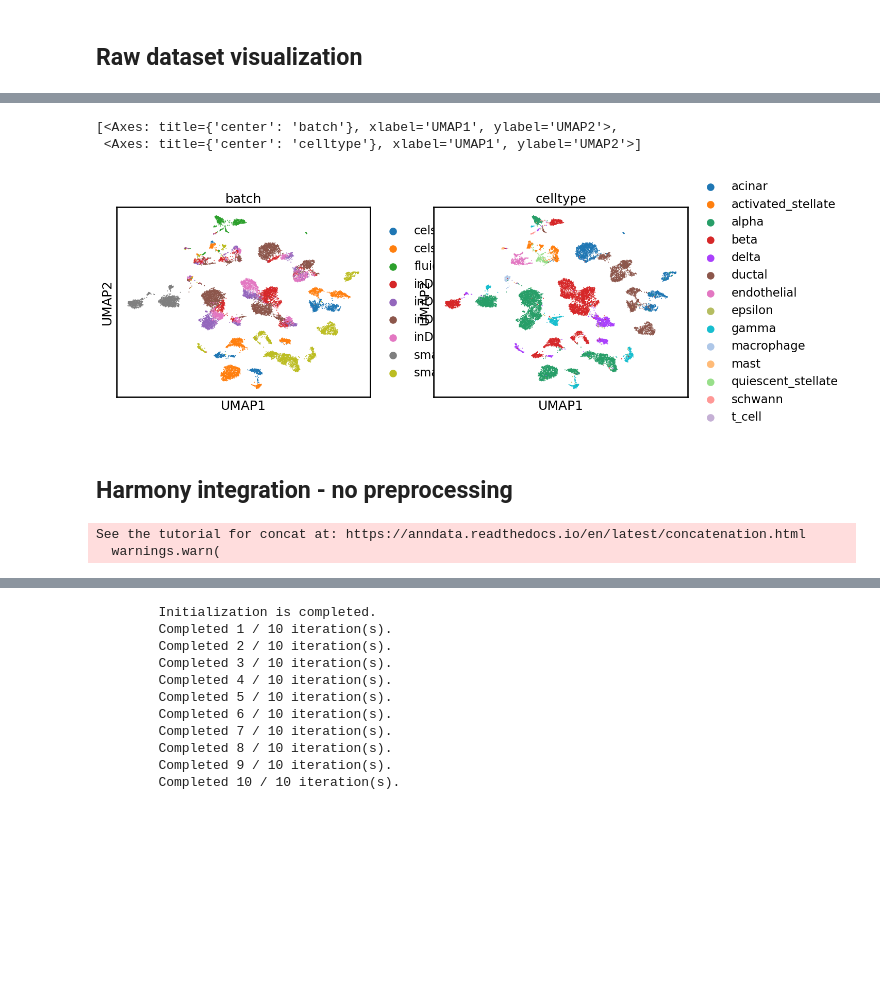
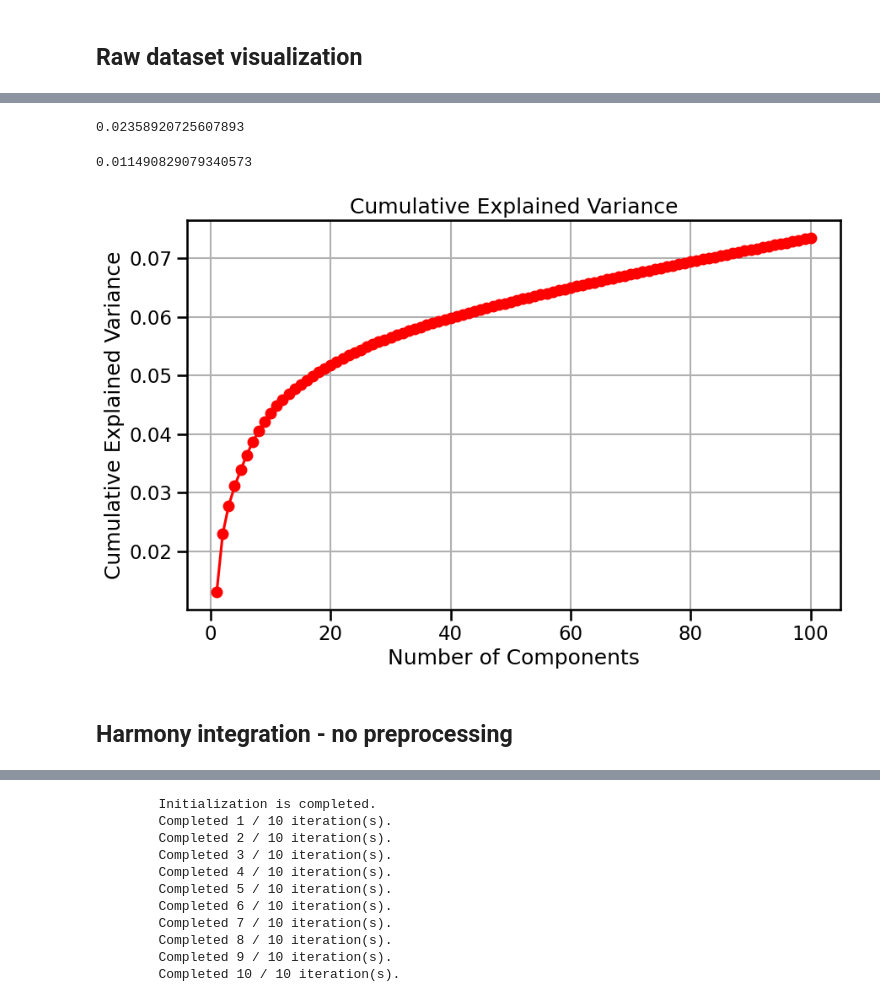
Before and after one commit to aleksstan96/Batch-Effect-Removal-Benchmarking, a Jupyter notebook: harmony/harmony_pytorch_lung.ipynb, the cells around one changed output, grey strips where cells are left out. Drawn from its saved outputs; the diff is of its cells as text; code cells hidden in the pictures; blank space fills up the shorter version.

```diff
--- a/harmony/harmony_pytorch_lung.ipynb
+++ b/harmony/harmony_pytorch_lung.ipynb
@@ -407,33 +395,52 @@ sc.pl.umap(adata_copy,color=["batch","celltype"],show=False)
-# %%
-adata_copy=adata_raw.copy()
-sc.pp.normalize_total(adata_copy,target_sum=1e4)
-sc.pp.log1p(adata_copy)
-sc.pp.highly_variable_genes(adata_copy,n_top_genes=2000)
-sc.pp.scale(adata_copy)
-sc.tl.pca(adata_copy)
-adata_harmony_ready = adata_copy
-sc.pp.neighbors(adata_copy)
-sc.tl.umap(adata_copy)
-sc.pl.umap(adata_copy,color=["batch","celltype"],show=False)
-# %% [output]
-[<Axes: title={'center': 'batch'}, xlabel='UMAP1', ylabel='UMAP2'>,
- <Axes: title={'center': 'celltype'}, xlabel='UMAP1', ylabel='UMAP2'>]
-[figure, removed]
+# %%
+scib.metrics.ilisi_graph(adata_copy, batch_key="batch", type_="full")
+# %% [output]
+0.02358920725607893
+# %%
+scib.metrics.ilisi_graph(adata_copy, batch_key="batch", type_="full", k0=31)
+# %% [output]
+0.011490829079340573
+# %%
+import matplotlib.pyplot as plt
+import numpy as np
+
+sc.tl.pca(adata_copy, n_comps=100)
+
+explained_variances = adata_copy.uns['pca']['variance_ratio']
+# Create an array of component numbers (1, 2, 3, ...)
+component_numbers = np.arange(1, len(explained_variances) + 1)
+
+# Create a scree plot
+# plt.figure(figsize=(10, 6))
+# plt.plot(component_numbers, explained_variances, marker='o', linestyle='-', color='b')
+# plt.title('Scree Plot')
+# plt.xlabel('Component Number')
+# plt.ylabel('Explained Variance')
+# plt.grid(True)
+
+# Optionally, you can display the cumulative explained variance
+cumulative_variances = np.cumsum(explained_variances)
+plt.figure(figsize=(10, 6))
+plt.plot(component_numbers, cumulative_variances, marker='o', linestyle='-', color='r')
+plt.title('Cumulative Explained Variance')
+plt.xlabel('Number of Components')
+plt.ylabel('Cumulative Explained Variance')
+plt.grid(True)
+
+plt.show()
+# %% [output]
+[figure, added]
 # %% [markdown]
 ## Harmony integration - no preprocessing
 # %%
-sc.pp.normalize_total(adata_raw,target_sum=1e4)
-sc.pp.log1p(adata_raw)
-sc.pp.highly_variable_genes(adata_raw,n_top_genes=2000, batch_key='batch')
-# sc.pp.scale(adata_raw)
+adata_copy=adata_raw.copy()
+sc.pp.highly_variable_genes(adata_copy,n_top_genes=2000, batch_key='batch')
+# sc.pp.scale(adata_copy)
 # scale by batch
-adata_sep=[]
-for batch in np.unique(adata_raw.obs['batch']):
-    sep_batch=adata_raw[adata_raw.obs['batch']==batch].copy()
-    sc.pp.scale(sep_batch)
-    adata_sep.append(sep_batch)
-adata_raw=ad.concat(adata_sep)
+# adata_sep=[]
+# for batch in np.unique(adata_copy.obs['batch']):
+#     sep_batch=adata_copy[adata_copy.obs['batch']==batch].copy()
+#     sc.pp.scale(sep_batch)
+#     adata_sep.append(sep_batch)
+# adata_copy=ad.concat(adata_sep)
-# %% [output]
-See the tutorial for concat at: https://anndata.readthedocs.io/en/latest/concatenation.html
-  warnings.warn(
 # %%
```
Also changed, not shown: parts of 17 cells of this notebook, 4 other files.
